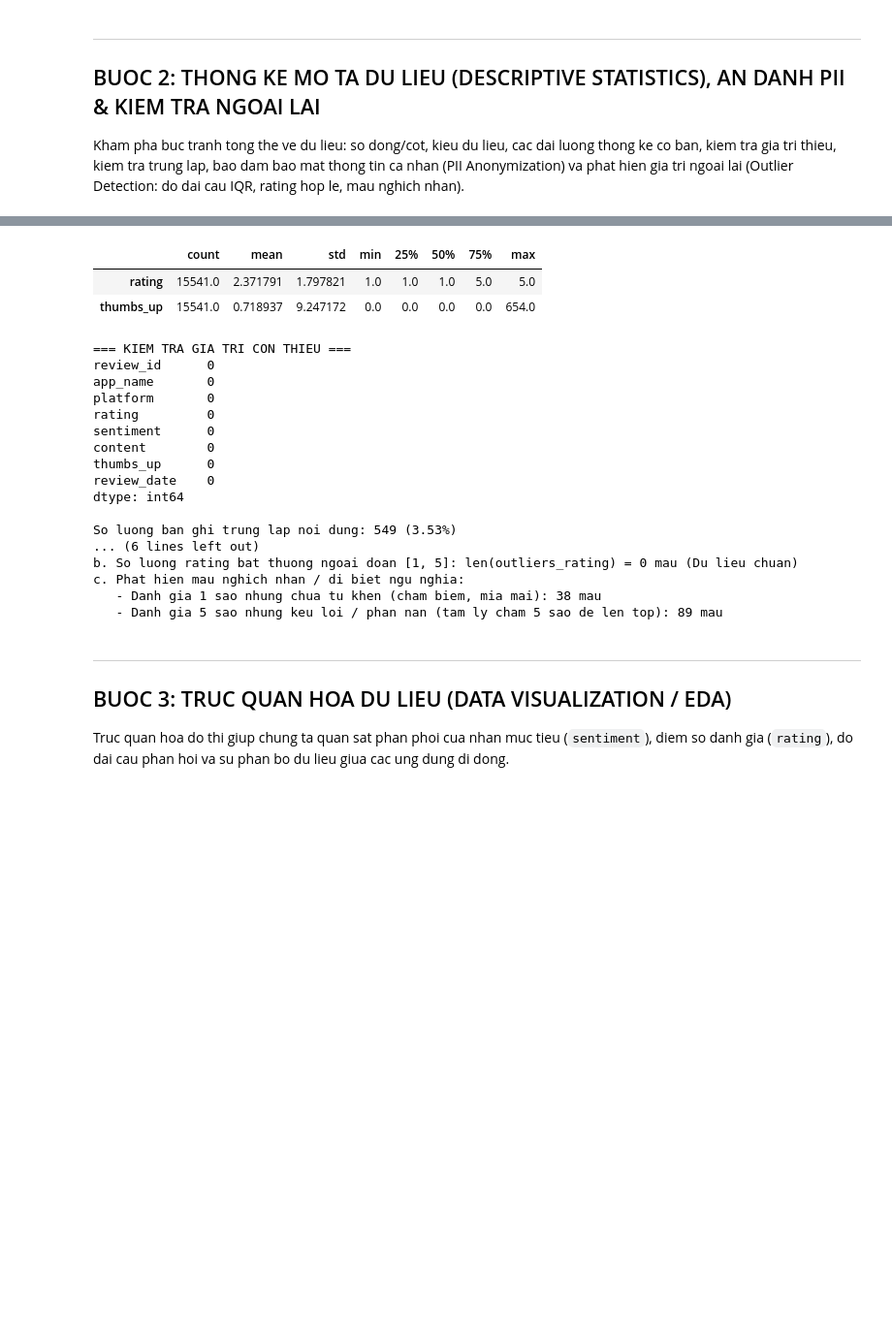
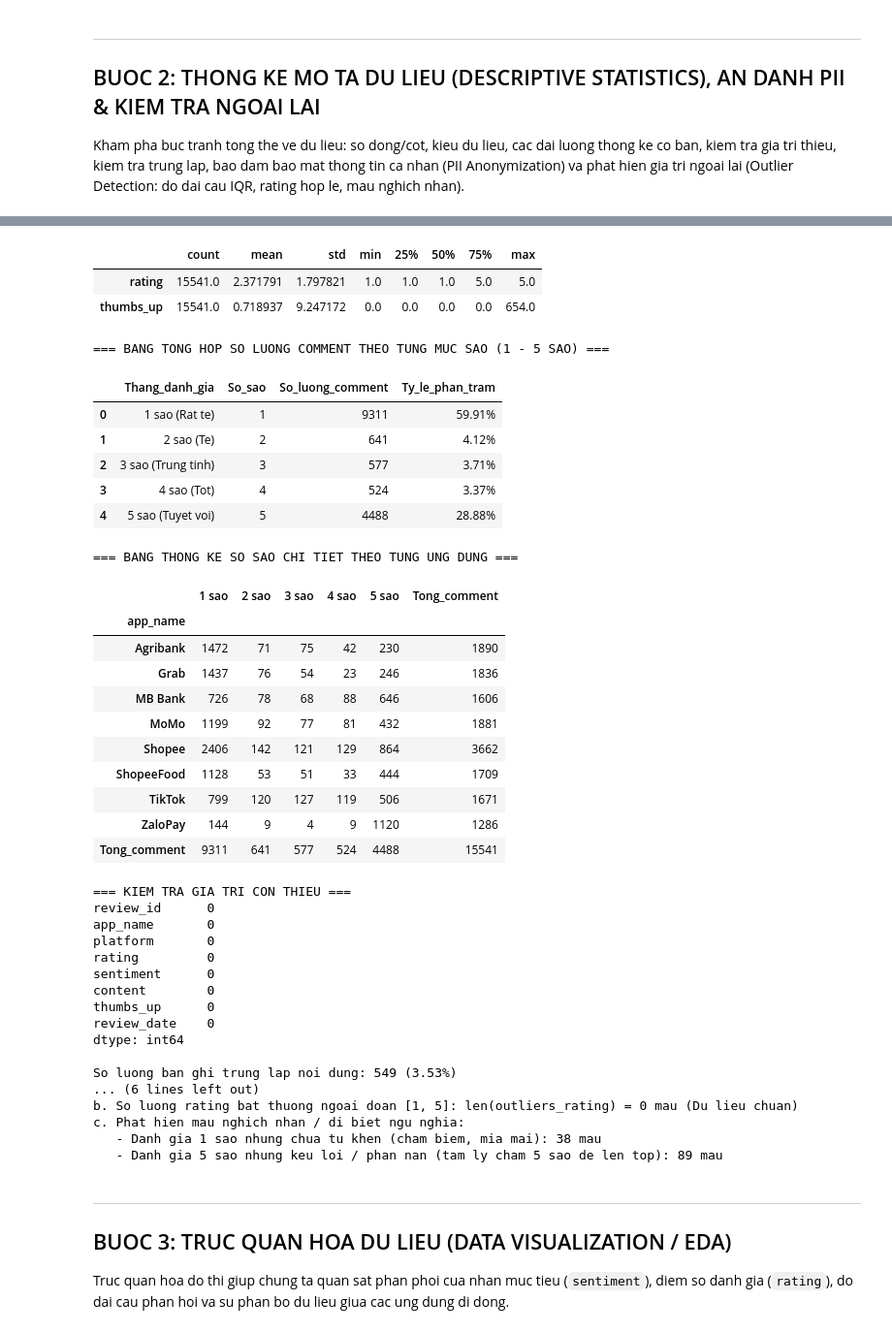
Before and after one commit to sonle-dev/NLP-Mobile-App-Sentiment-Analysis, a Jupyter notebook: du_an_hoc_may_nhom_12.ipynb, the cells around one changed output, grey strips where cells are left out. Shown at 97% size. Cells and saved outputs as stored; diff of their text form; code cells hidden in the pictures; blank space fills up the shorter version.

```diff
--- a/du_an_hoc_may_nhom_12.ipynb
+++ b/du_an_hoc_may_nhom_12.ipynb
@@ -83,6 +83,23 @@ df.info()
 # 2. Bang thong ke mo ta bien dinh luong (rating, thumbs_up)
 print("\n=== BANG THONG KE MO TA BIEN DINH LUONG (describe) ===")
 display(df.describe().T)
+
+# 2b. Bang tong hop chi tiet so luong comment theo tung muc sao (1 - 5 sao)
+print("\n=== BANG TONG HOP SO LUONG COMMENT THEO TUNG MUC SAO (1 - 5 SAO) ===")
+rating_counts = df['rating'].value_counts().reindex([1, 2, 3, 4, 5])
+rating_summary = pd.DataFrame({
+    'Thang_danh_gia': ['1 sao (Rat te)', '2 sao (Te)', '3 sao (Trung tinh)', '4 sao (Tot)', '5 sao (Tuyet voi)'],
+    'So_sao': [1, 2, 3, 4, 5],
+    'So_luong_comment': rating_counts.values,
+    'Ty_le_phan_tram': [f"{v / len(df) * 100:.2f}%" for v in rating_counts.values]
+})
+display(rating_summary)
+
+# 2c. Bang chi tiet so sao theo tung ung dung
+print("\n=== BANG THONG KE SO SAO CHI TIET THEO TUNG UNG DUNG ===")
+app_rating_crosstab = pd.crosstab(df['app_name'], df['rating'], margins=True, margins_name='Tong_comment')
+app_rating_crosstab.columns = ['1 sao', '2 sao', '3 sao', '4 sao', '5 sao', 'Tong_comment']
+display(app_rating_crosstab)
 
 # 3. Kiem tra so luong gia tri thieu (Missing values)
 print("\n=== KIEM TRA GIA TRI CON THIEU ===")
@@ -116,50 +133,69 @@ print(f"b. So luong rating bat thuong ngoai doan [1, 5]: len(outliers_rating) =
 suspicious_1star = df[(df['rating'] == 1) & (df['content'].str.contains('tuyet voi|rat tot|muot ma|cuc tot|tuyệt vời|rất tốt|mượt', case=False, na=False))]
 suspicious_5star = df[(df['rating'] == 5) & (df['content'].str.contains('qua te|lua dao|nhu rac|buc minh|loi|quá tệ|lừa đảo|bực mình|lỗi', case=False, na=False))]
 
 print(f"c. Phat hien mau nghich nhan / di biet ngu nghia:")
 print(f"   - Danh gia 1 sao nhung chua tu khen (cham biem, mia mai): {len(suspicious_1star)} mau")
 print(f"   - Danh gia 5 sao nhung keu loi / phan nan (tam ly cham 5 sao de len top): {len(suspicious_5star)} mau")
 # %% [output]
 Kich thuoc tap du lieu (So dong, So cot): (15541, 8)
 
 === THONG TIN KIEU DU LIEU CAC COT (info) ===
 <class 'pandas.core.frame.DataFrame'>
 RangeIndex: 15541 entries, 0 to 15540
 Data columns (total 8 columns):
  #   Column       Non-Null Count  Dtype
 ---  ------       --------------  -----
  0   review_id    15541 non-null  object
  1   app_name     15541 non-null  object
  2   platform     15541 non-null  object
  3   rating       15541 non-null  int64
  4   sentiment    15541 non-null  object
  5   content      15541 non-null  object
  6   thumbs_up    15541 non-null  int64
  7   review_date  15541 non-null  object
 dtypes: int64(2), object(6)
 memory usage: 971.4+ KB
 
 === BANG THONG KE MO TA BIEN DINH LUONG (describe) ===
 |  | count | mean | std | min | 25% | 50% | 75% | max |
 | rating | 15541.0 | 2.371791 | 1.797821 | 1.0 | 1.0 | 1.0 | 5.0 | 5.0 |
 | thumbs_up | 15541.0 | 0.718937 | 9.247172 | 0.0 | 0.0 | 0.0 | 0.0 | 654.0 |
-=== KIEM TRA GIA TRI CON THIEU ===
-review_id      0
-app_name       0
-platform       0
-rating         0
-sentiment      0
-content        0
-thumbs_up      0
-review_date    0
-dtype: int64
-
-So luong ban ghi trung lap noi dung: 549 (3.53%)
-... (6 lines left out)
-b. So luong rating bat thuong ngoai doan [1, 5]: len(outliers_rating) = 0 mau (Du lieu chuan)
-c. Phat hien mau nghich nhan / di biet ngu nghia:
-   - Danh gia 1 sao nhung chua tu khen (cham biem, mia mai): 38 mau
-   - Danh gia 5 sao nhung keu loi / phan nan (tam ly cham 5 sao de len top): 89 mau
+=== BANG TONG HOP SO LUONG COMMENT THEO TUNG MUC SAO (1 - 5 SAO) ===
+|  | Thang_danh_gia | So_sao | So_luong_comment | Ty_le_phan_tram |
+| 0 | 1 sao (Rat te) | 1 | 9311 | 59.91% |
+| 1 | 2 sao (Te) | 2 | 641 | 4.12% |
+| 2 | 3 sao (Trung tinh) | 3 | 577 | 3.71% |
+| 3 | 4 sao (Tot) | 4 | 524 | 3.37% |
+| 4 | 5 sao (Tuyet voi) | 5 | 4488 | 28.88% |
+=== BANG THONG KE SO SAO CHI TIET THEO TUNG UNG DUNG ===
+|  | 1 sao | 2 sao | 3 sao | 4 sao | 5 sao | Tong_comment |
+| app_name |  |  |  |  |  |  |
+| Agribank | 1472 | 71 | 75 | 42 | 230 | 1890 |
+| Grab | 1437 | 76 | 54 | 23 | 246 | 1836 |
+| MB Bank | 726 | 78 | 68 | 88 | 646 | 1606 |
+| MoMo | 1199 | 92 | 77 | 81 | 432 | 1881 |
+| Shopee | 2406 | 142 | 121 | 129 | 864 | 3662 |
+| ShopeeFood | 1128 | 53 | 51 | 33 | 444 | 1709 |
+| TikTok | 799 | 120 | 127 | 119 | 506 | 1671 |
+| ZaloPay | 144 | 9 | 4 | 9 | 1120 | 1286 |
+| Tong_comment | 9311 | 641 | 577 | 524 | 4488 | 15541 |
+=== KIEM TRA GIA TRI CON THIEU ===
+review_id      0
+app_name       0
+platform       0
+rating         0
+sentiment      0
+content        0
+thumbs_up      0
+review_date    0
+dtype: int64
+
+So luong ban ghi trung lap noi dung: 549 (3.53%)
+... (6 lines left out)
+b. So luong rating bat thuong ngoai doan [1, 5]: len(outliers_rating) = 0 mau (Du lieu chuan)
+c. Phat hien mau nghich nhan / di biet ngu nghia:
+   - Danh gia 1 sao nhung chua tu khen (cham biem, mia mai): 38 mau
+   - Danh gia 5 sao nhung keu loi / phan nan (tam ly cham 5 sao de len top): 89 mau
 # %% [markdown]
 ---
 ## BUOC 3: TRUC QUAN HOA DU LIEU (DATA VISUALIZATION / EDA)
```
Also changed, not shown: parts of 9 cells of this notebook, 2 other files.
